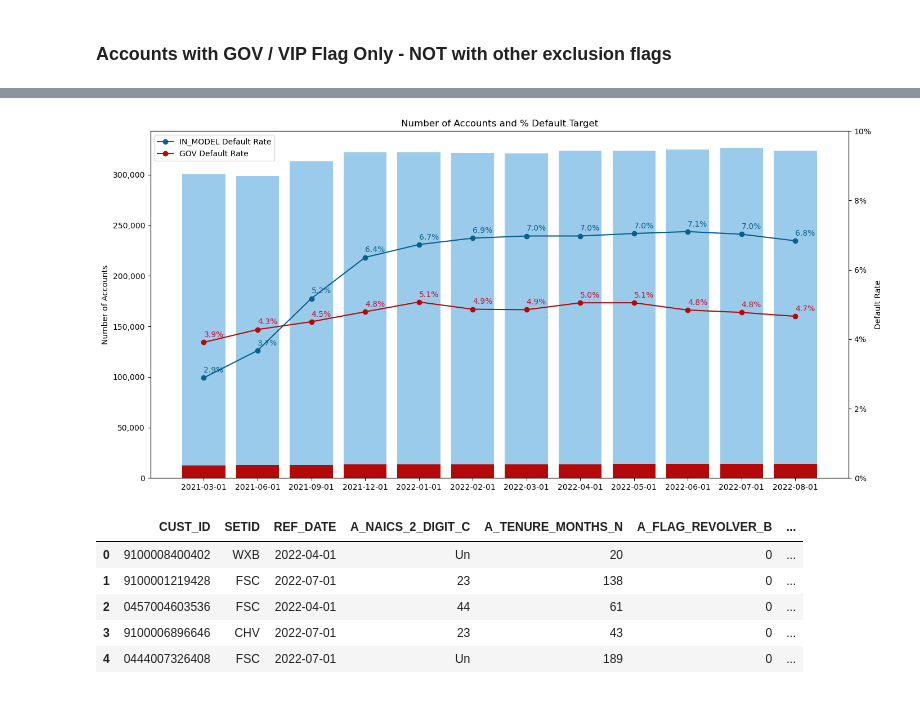
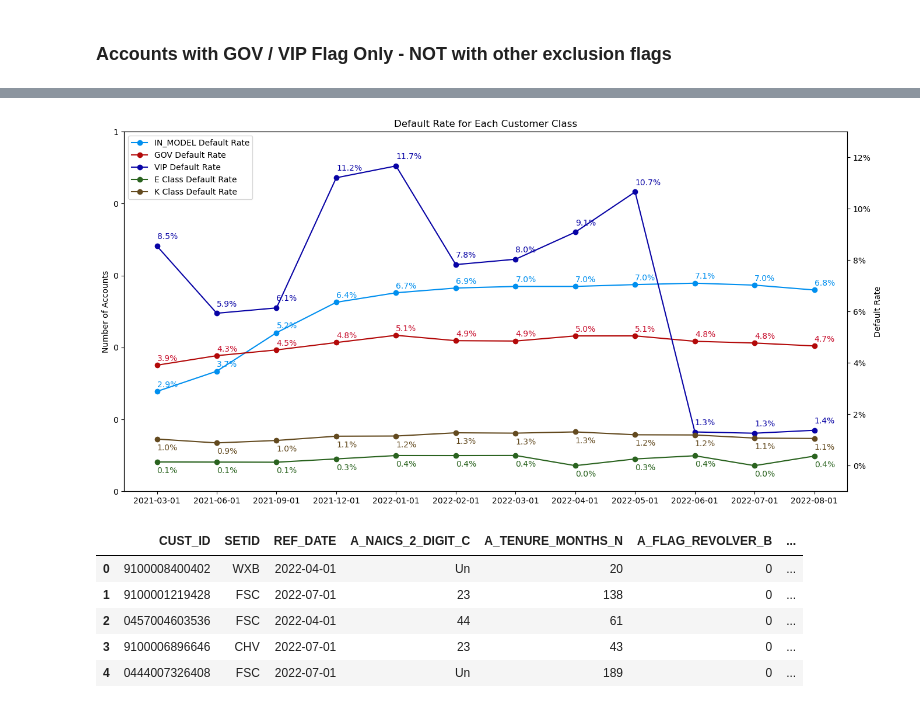
Before and after one commit to Prudick/risk-data-science-pm-model-exclusion-accounts-analysis, a Jupyter notebook: data-gathering.ipynb, the cells around one changed output, grey strips where cells are left out. Drawn from its saved outputs; the diff is of its cells as text; code cells hidden in the pictures.

```diff
--- a/data-gathering.ipynb
+++ b/data-gathering.ipynb
@@ -167,34 +266,43 @@ df_wx_cust_susp_class
 # %%
 fig, ax1 = plt.subplots(figsize=(16, 8))
 
 ax2 = ax1.twinx()
 # Make REF_DATE discrete
-ax1.bar(df_wx_cust_susp_class.REF_DATE.astype(str), df_wx_cust_susp_class.IN_MODEL, color='#9bcbeb')
-ax2.plot(df_wx_cust_susp_class.REF_DATE.astype(str), df_wx_cust_susp_class.IN_MODEL_DEFAULT_RATE * 100, color='#08608c', marker='o', label='IN_MODEL Default Rate')
+# ax1.bar(df_wx_cust_susp_class.REF_DATE.astype(str), df_wx_cust_susp_class.IN_MODEL, color='#9bcbeb')
+ax2.plot(df_wx_cust_susp_class.REF_DATE.astype(str), df_wx_cust_susp_class.IN_MODEL_DEFAULT_RATE * 100, color='#008fef', marker='o', label='IN_MODEL Default Rate')
 
-ax1.bar(df_wx_cust_susp_class.REF_DATE.astype(str), df_wx_cust_susp_class.GOV_FLAG_ONLY, color='#b30909')
+# ax1.bar(df_wx_cust_susp_class.REF_DATE.astype(str), df_wx_cust_susp_class.GOV_FLAG_ONLY, color='#b30909')
 ax2.plot(df_wx_cust_susp_class.REF_DATE.astype(str), df_wx_cust_susp_class.GOV_FLAG_DEFAULT_RATE * 100, color='#b30909', marker='o', label='GOV Default Rate')
+ax2.plot(df_wx_cust_susp_class.REF_DATE.astype(str), df_wx_cust_susp_class.VIP_FLAG_DEFAULT_RATE * 100, color='#0803a5', marker='o', label='VIP Default Rate')
+ax2.plot(df_wx_cust_susp_class.REF_DATE.astype(str), df_wx_cust_susp_class.E_FLAG_DEFAULT_RATE * 100, color='#2a631f', marker='o', label='E Class Default Rate')
+ax2.plot(df_wx_cust_susp_class.REF_DATE.astype(str), df_wx_cust_susp_class.K_FLAG_DEFAULT_RATE * 100, color='#634a1f', marker='o', label='K Class Default Rate')
 
 # data label on ax2 as percent with 1 decimal place
 for i, v in enumerate(df_wx_cust_susp_class.IN_MODEL_DEFAULT_RATE):
-    ax2.text(i, v * 100 + .1, "{:.1f}%".format(v * 100), color='#08608c', ha='left', va='bottom')
+    ax2.text(i, v * 100 + .1, "{:.1f}%".format(v * 100), color='#008fef', ha='left', va='bottom')
 for i, v in enumerate(df_wx_cust_susp_class.GOV_FLAG_DEFAULT_RATE):
     ax2.text(i, v * 100 + .1, "{:.1f}%".format(v * 100), color='#c8102e', ha='left', va='bottom')
+for i, v in enumerate(df_wx_cust_susp_class.VIP_FLAG_DEFAULT_RATE):
+    ax2.text(i, v * 100 + .2, "{:.1f}%".format(v * 100), color='#0803a5', ha='left', va='bottom')
+for i, v in enumerate(df_wx_cust_susp_class.E_FLAG_DEFAULT_RATE):
+    ax2.text(i, v * 100 - .5, "{:.1f}%".format(v * 100), color='#2a631f', ha='left', va='bottom')
+for i, v in enumerate(df_wx_cust_susp_class.K_FLAG_DEFAULT_RATE):
+    ax2.text(i, v * 100 - .5, "{:.1f}%".format(v * 100), color='#634a1f', ha='left', va='bottom')
 
 ax1.set_ylabel('Number of Accounts')
 # y label format as number with comma
 ax1.get_yaxis().set_major_formatter(plt.FuncFormatter(lambda x, loc: "{:,}".format(int(x))))
 
 ax2.set_ylabel('Default Rate')
 # y label format as percent with 0 decimal place
 ax2.get_yaxis().set_major_formatter(plt.FuncFormatter(lambda x, loc: "{:.0f}%".format(x)))
-ax2.set_ylim(0,10)
+ax2.set_ylim(-1,13)
 
-plt.title('Number of Accounts and % Default Target')
+plt.title('Default Rate for Each Customer Class')
 plt.legend(loc='upper left')
 plt.show()
 # %% [output]
-[figure, old version]
+[figure, new version]
 # %%
 df = all_acct.copy()
 
```
Also changed, not shown: parts of 13 cells of this notebook.
